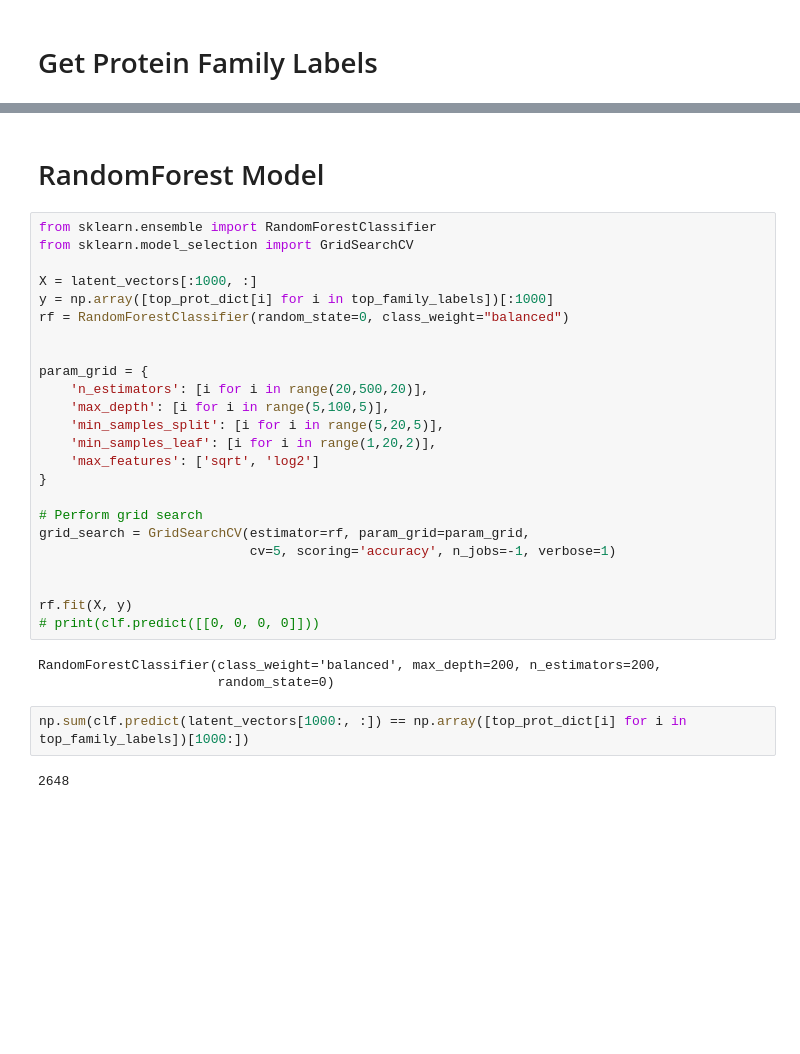
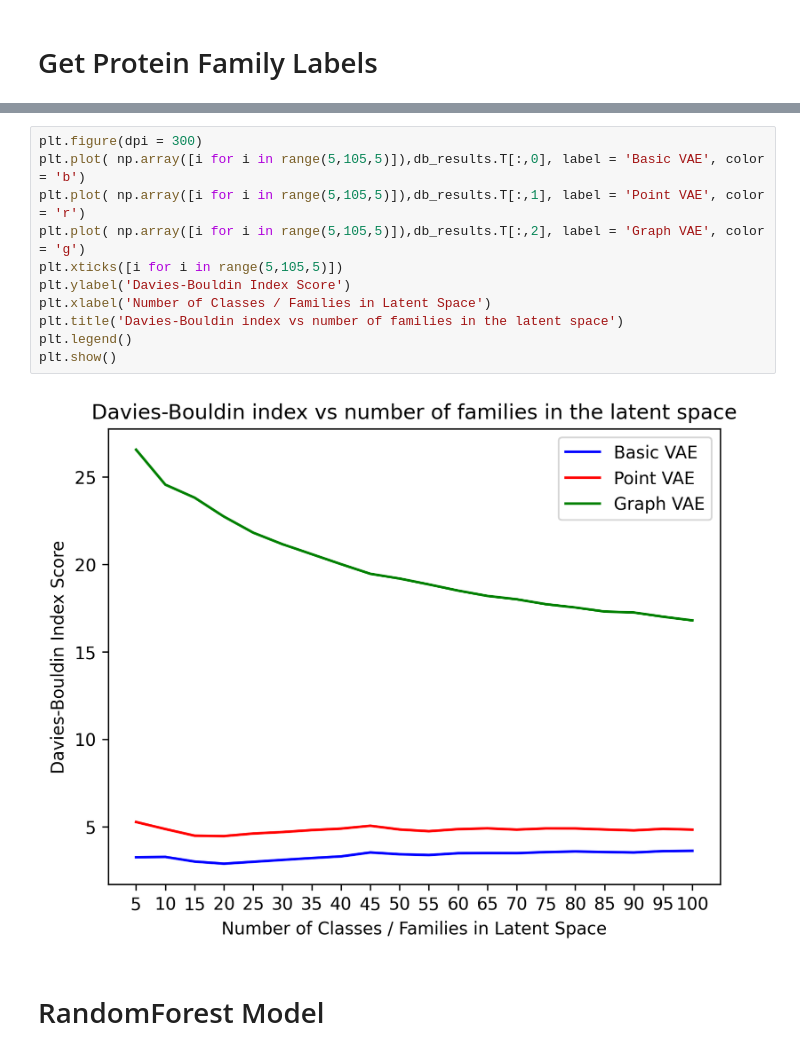
Before and after one commit to shazakam/ProteinManifoldLearning, a Jupyter notebook: Notebooks/CLUSTER_ANALYSIS.ipynb, the cells around one changed output, grey strips where cells are left out. Saved outputs shown, nothing was run; the diff lists cells and outputs as text; blank space fills up the shorter version.

```diff
--- a/Notebooks/CLUSTER_ANALYSIS.ipynb
+++ b/Notebooks/CLUSTER_ANALYSIS.ipynb
@@ -114,33 +260,15 @@ Silhouette Score: 0.052, Davies-Bouldin Index: 6.065
+# %%
+plt.figure(dpi = 300)
+plt.plot( np.array([i for i in range(5,105,5)]),db_results.T[:,0], label = 'Basic VAE', color = 'b')
+plt.plot( np.array([i for i in range(5,105,5)]),db_results.T[:,1], label = 'Point VAE', color = 'r')
+plt.plot( np.array([i for i in range(5,105,5)]),db_results.T[:,2], label = 'Graph VAE', color = 'g')
+plt.xticks([i for i in range(5,105,5)])
+plt.ylabel('Davies-Bouldin Index Score')
+plt.xlabel('Number of Classes / Families in Latent Space')
+plt.title('Davies-Bouldin index vs number of families in the latent space')
+plt.legend()
+plt.show()
+# %% [output]
+[figure, added]
 # %% [markdown]
 # RandomForest Model
-# %%
-from sklearn.ensemble import RandomForestClassifier
-from sklearn.model_selection import GridSearchCV
-
-X = latent_vectors[:1000, :]
-y = np.array([top_prot_dict[i] for i in top_family_labels])[:1000]
-rf = RandomForestClassifier(random_state=0, class_weight="balanced")
-
-
-param_grid = {
-    'n_estimators': [i for i in range(20,500,20)],
-    'max_depth': [i for i in range(5,100,5)],
-    'min_samples_split': [i for i in range(5,20,5)],
-    'min_samples_leaf': [i for i in range(1,20,2)],
-    'max_features': ['sqrt', 'log2']
-}
-
-# Perform grid search
-grid_search = GridSearchCV(estimator=rf, param_grid=param_grid,
-                           cv=5, scoring='accuracy', n_jobs=-1, verbose=1)
-
-
-rf.fit(X, y)
-# print(clf.predict([[0, 0, 0, 0]]))
-# %% [output]
-RandomForestClassifier(class_weight='balanced', max_depth=200, n_estimators=200,
-                       random_state=0)
-# %%
-np.sum(clf.predict(latent_vectors[1000:, :]) == np.array([top_prot_dict[i] for i in top_family_labels])[1000:])
-# %% [output]
-2648
```
Also changed, not shown: parts of 31 cells of this notebook, 10 other files.
